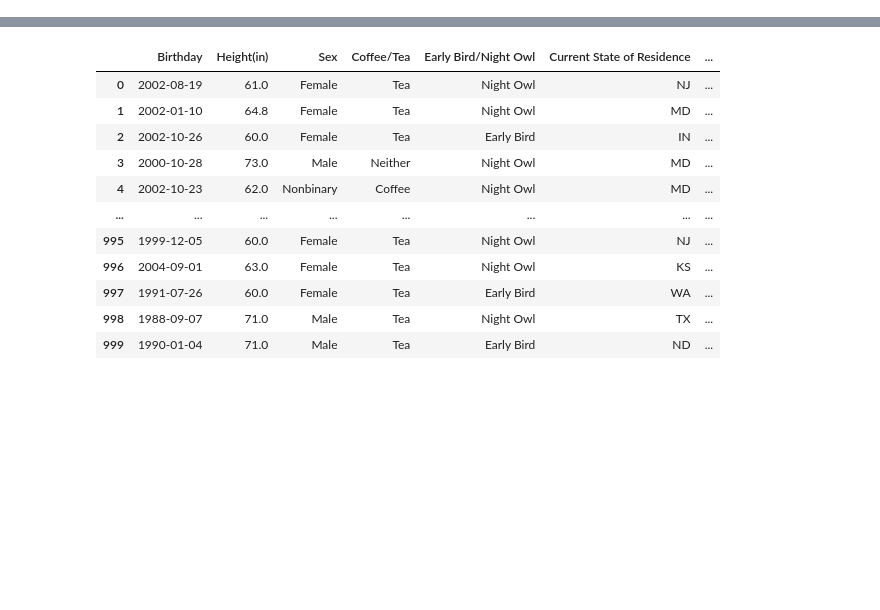
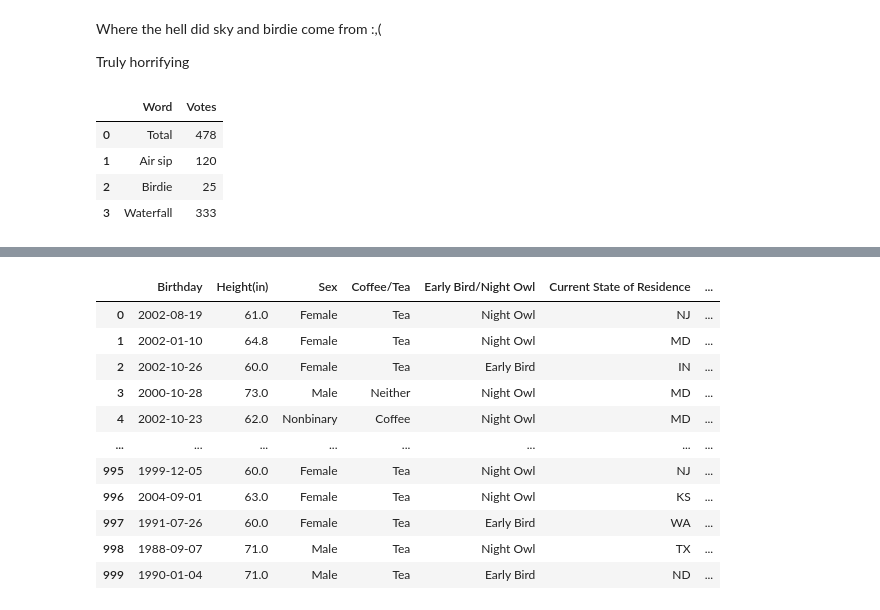
Before and after one commit to kevasinghal/finalproject, a Jupyter notebook: airsip.ipynb, the cells around one changed output, grey strips where cells are left out. Drawn from its saved outputs; the diff is of its cells as text; code cells hidden in the pictures; blank space fills up the shorter version.

```diff
--- a/airsip.ipynb
+++ b/airsip.ipynb
@@ -26,0 +54,5 @@ data
+# %%
+UMBC = reddit.submission(url='https://www.reddit.com/r/UMBC/comments/l8b6mo/waterfall_or_air_sip/')
+
+for top_level_comment in UMBC.comments:
+    print(top_level_comment.body)
@@ -26,0 +79,7 @@ data
+# %%
+poll_data = UMBC.poll_data
+print(f"There are {poll_data.total_vote_count} votes total.")
+print("The options are:")
+
+for option in poll_data.options:
+    print(f"{option} ({option.vote_count} votes)")
@@ -26,0 +95,13 @@ data
+# %%
+name = ['Total']
+num = [int(poll_data.total_vote_count)]
+
+for option in poll_data.options:
+    name.append(str(option))
+    num.append(int(option.vote_count))
+
+data = { 'Word': name,
+        'Votes': num }
+
+umbcdf = pd.DataFrame(data)
+umbcdf
@@ -26,0 +115,5 @@ data
+# %%
+northeastern = reddit.submission(url='https://www.reddit.com/r/NEU/comments/hpehhd/whats_the_correct_word/')
+
+for top_level_comment in northeastern.comments:
+    print(top_level_comment.body)
@@ -26,0 +131,25 @@ data
+# %% [markdown]
+Where the hell did sky and birdie come from :,(
+
+Truly horrifying
+# %%
+poll_data = northeastern.poll_data
+
+name = ['Total']
+num = [int(poll_data.total_vote_count)]
+
+for option in poll_data.options:
+    name.append(str(option))
+    num.append(int(option.vote_count))
+
+data = { 'Word': name,
+        'Votes': num }
+
+nedf = pd.DataFrame(data)
+nedf
+# %% [output]
+|  | Word | Votes |
+| 0 | Total | 478 |
+| 1 | Air sip | 120 |
+| 2 | Birdie | 25 |
+| 3 | Waterfall | 333 |
```
Also changed, not shown: parts of 14 cells of this notebook.
